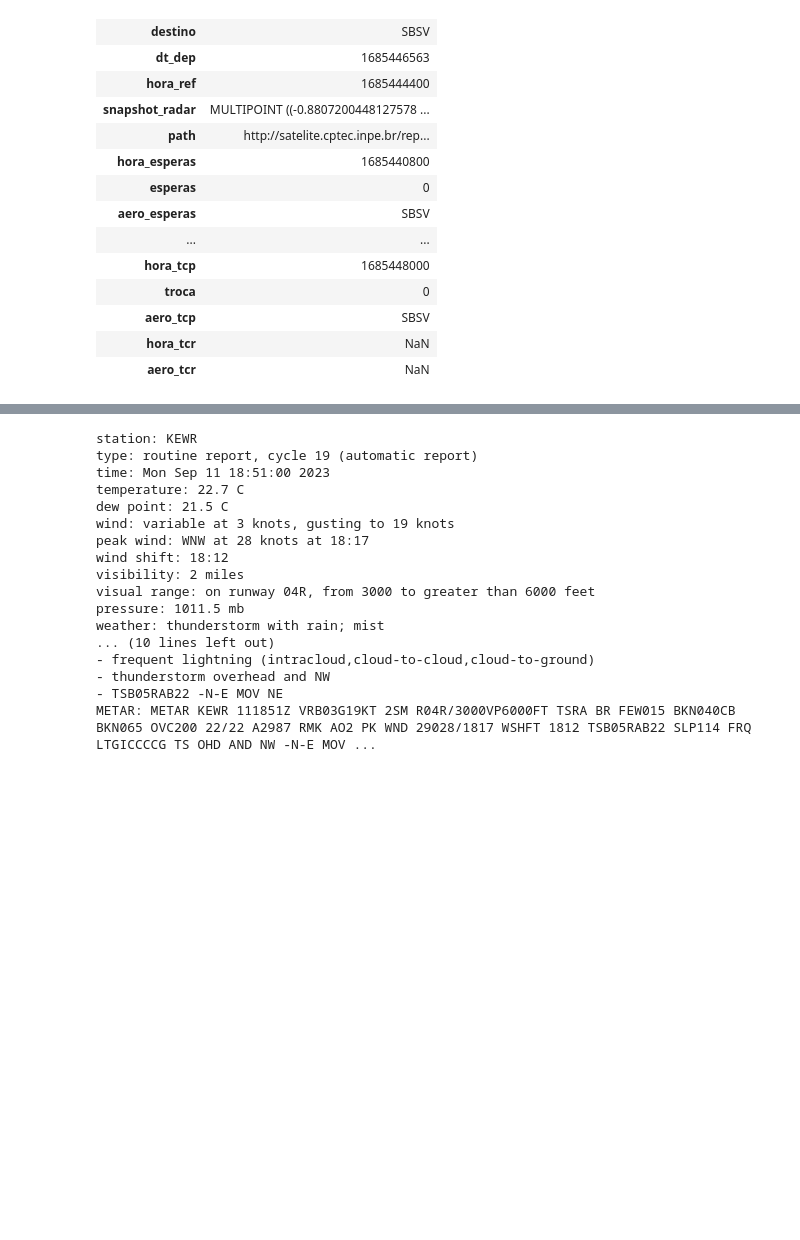
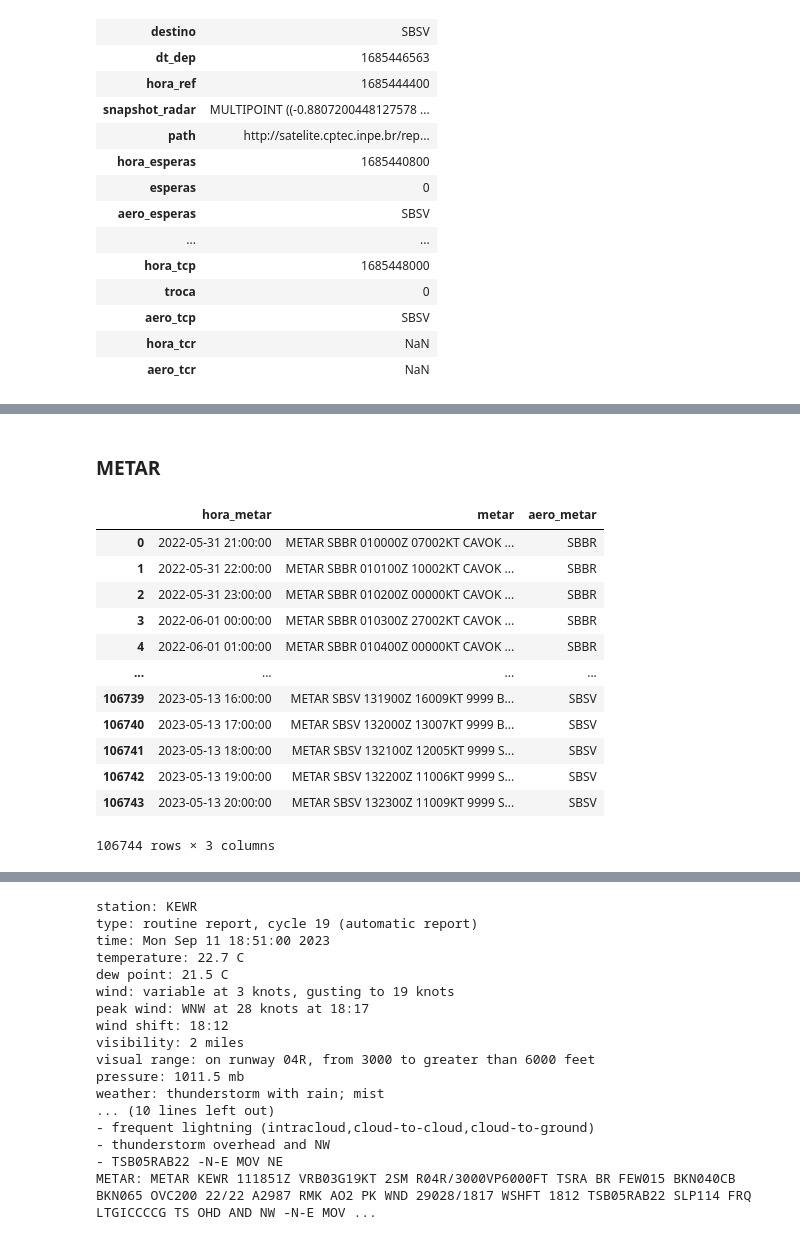
Before and after one commit to UFRJ-Analytica/competicao-ita, a Jupyter notebook: main.ipynb, the cells around one changed output, grey strips where cells are left out. Drawn from its saved outputs; the diff is of its cells as text; code cells hidden in the pictures; blank space fills up the shorter version.

```diff
--- a/main.ipynb
+++ b/main.ipynb
@@ -57,0 +131,19 @@ def convert(timestamp):
+# %% [markdown]
+### METAR
+# %%
+metar = read_and_process_csv('Dados/metar.csv', date_columns=['hora'], rename_columns={'hora': 'hora_metar', 'aero': 'aero_metar'})
+metar
+# %% [output]
+|  | hora_metar | metar | aero_metar |
+| 0 | 2022-05-31 21:00:00 | METAR SBBR 010000Z 07002KT CAVOK ... | SBBR |
+| 1 | 2022-05-31 22:00:00 | METAR SBBR 010100Z 10002KT CAVOK ... | SBBR |
+| 2 | 2022-05-31 23:00:00 | METAR SBBR 010200Z 00000KT CAVOK ... | SBBR |
+| 3 | 2022-06-01 00:00:00 | METAR SBBR 010300Z 27002KT CAVOK ... | SBBR |
+| 4 | 2022-06-01 01:00:00 | METAR SBBR 010400Z 00000KT CAVOK ... | SBBR |
+| ... | ... | ... | ... |
+| 106739 | 2023-05-13 16:00:00 | METAR SBSV 131900Z 16009KT 9999 B... | SBSV |
+| 106740 | 2023-05-13 17:00:00 | METAR SBSV 132000Z 13007KT 9999 B... | SBSV |
+| 106741 | 2023-05-13 18:00:00 | METAR SBSV 132100Z 12005KT 9999 S... | SBSV |
+| 106742 | 2023-05-13 19:00:00 | METAR SBSV 132200Z 11006KT 9999 S... | SBSV |
+| 106743 | 2023-05-13 20:00:00 | METAR SBSV 132300Z 11009KT 9999 S... | SBSV |
+106744 rows × 3 columns
```
Also changed, not shown: parts of 28 cells of this notebook.
